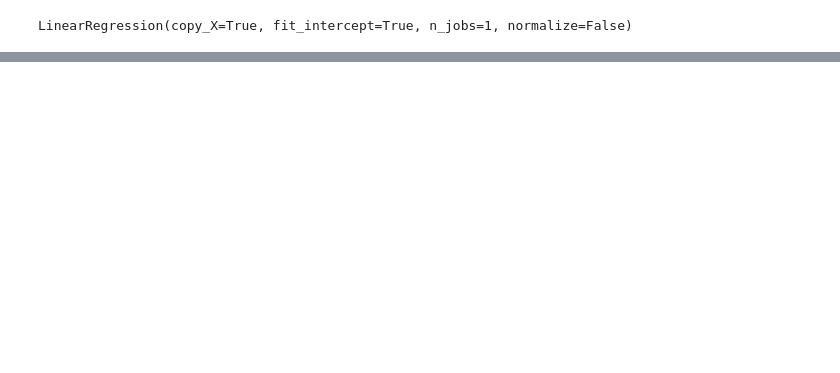
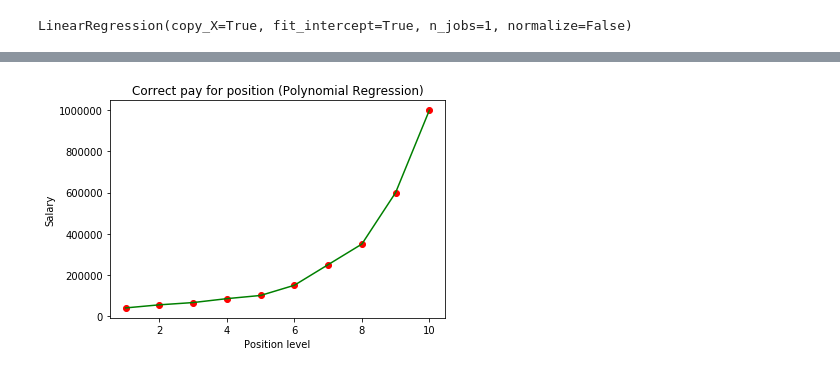
Before and after one commit to kevkid/eduexplora_intro_ML, a Jupyter notebook: lecture_3/Lecture_3.ipynb, the cells around one changed output, grey strips where cells are left out. Saved outputs shown, nothing was run; the diff lists cells and outputs as text; code cells hidden in the pictures; blank space fills up the shorter version.

```diff
--- a/lecture_3/Lecture_3.ipynb
+++ b/lecture_3/Lecture_3.ipynb
@@ -41,0 +153,11 @@ array([263496.97439589])
+# %%
+## Lets now plot it:
+# plotting the Polynomial Regression results
+plt.scatter(X, y, color = 'red')
+plt.plot(X, y_hat, color = 'green')
+plt.title('Correct pay for position (Decision Tree Regression)')
+plt.xlabel('Position level')
+plt.ylabel('Salary')
+plt.show()
+# %% [output]
+[figure, added]
```
Also changed, not shown: parts of 40 cells of this notebook, 1 other file.
